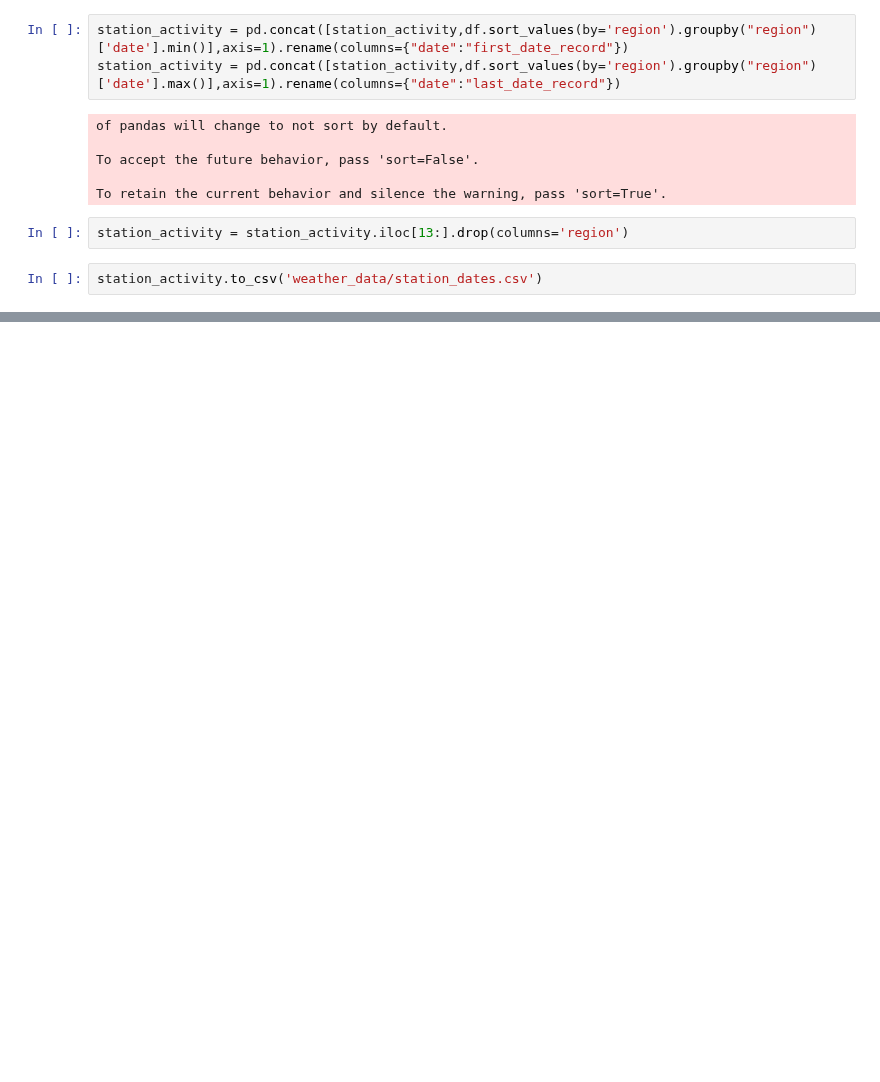
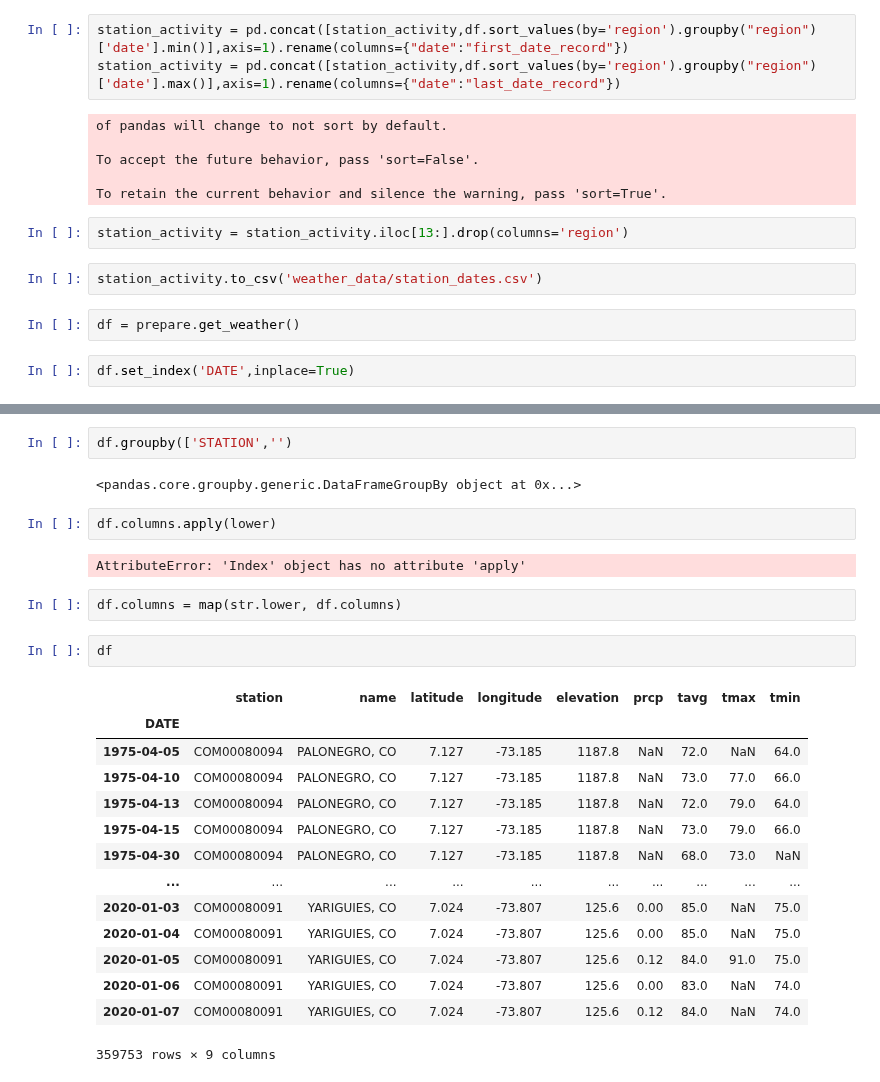
Before and after one commit to Data-Robusta/data-robusta, a Jupyter notebook: jeff_scratch.ipynb, the cells around one changed output, grey strips where cells are left out. Cells and saved outputs as stored; diff of their text form; blank space fills up the shorter version.

Commit message:
continued exploration of weather data integrity

```diff
--- a/jeff_scratch.ipynb
+++ b/jeff_scratch.ipynb
@@ -371,3 +371,7 @@ To retain the current behavior and silence the warning, pass 'sort=True'.
 station_activity = station_activity.iloc[13:].drop(columns='region')
 # %%
 station_activity.to_csv('weather_data/station_dates.csv')
+# %%
+df = prepare.get_weather()
+# %%
+df.set_index('DATE',inplace=True)
@@ -373,0 +385,27 @@ station_activity.to_csv('weather_data/station_dates.csv')
+# %%
+df.groupby(['STATION','')
+# %% [output]
+<pandas.core.groupby.generic.DataFrameGroupBy object at 0x...>
+# %%
+df.columns.apply(lower)
+# %% [output]
+AttributeError: 'Index' object has no attribute 'apply'
+# %%
+df.columns = map(str.lower, df.columns)
+# %%
+df
+# %% [output]
+|  | station | name | latitude | longitude | elevation | prcp | tavg | tmax | tmin |
+| DATE |  |  |  |  |  |  |  |  |  |
+| 1975-04-05 | COM00080094 | PALONEGRO, CO | 7.127 | -73.185 | 1187.8 | NaN | 72.0 | NaN | 64.0 |
+| 1975-04-10 | COM00080094 | PALONEGRO, CO | 7.127 | -73.185 | 1187.8 | NaN | 73.0 | 77.0 | 66.0 |
+| 1975-04-13 | COM00080094 | PALONEGRO, CO | 7.127 | -73.185 | 1187.8 | NaN | 72.0 | 79.0 | 64.0 |
+| 1975-04-15 | COM00080094 | PALONEGRO, CO | 7.127 | -73.185 | 1187.8 | NaN | 73.0 | 79.0 | 66.0 |
+| 1975-04-30 | COM00080094 | PALONEGRO, CO | 7.127 | -73.185 | 1187.8 | NaN | 68.0 | 73.0 | NaN |
+| ... | ... | ... | ... | ... | ... | ... | ... | ... | ... |
+| 2020-01-03 | COM00080091 | YARIGUIES, CO | 7.024 | -73.807 | 125.6 | 0.00 | 85.0 | NaN | 75.0 |
+| 2020-01-04 | COM00080091 | YARIGUIES, CO | 7.024 | -73.807 | 125.6 | 0.00 | 85.0 | NaN | 75.0 |
+| 2020-01-05 | COM00080091 | YARIGUIES, CO | 7.024 | -73.807 | 125.6 | 0.12 | 84.0 | 91.0 | 75.0 |
+| 2020-01-06 | COM00080091 | YARIGUIES, CO | 7.024 | -73.807 | 125.6 | 0.00 | 83.0 | NaN | 74.0 |
+| 2020-01-07 | COM00080091 | YARIGUIES, CO | 7.024 | -73.807 | 125.6 | 0.12 | 84.0 | NaN | 74.0 |
+359753 rows × 9 columns
```
Also changed, not shown: parts of 1 cell of this notebook.
